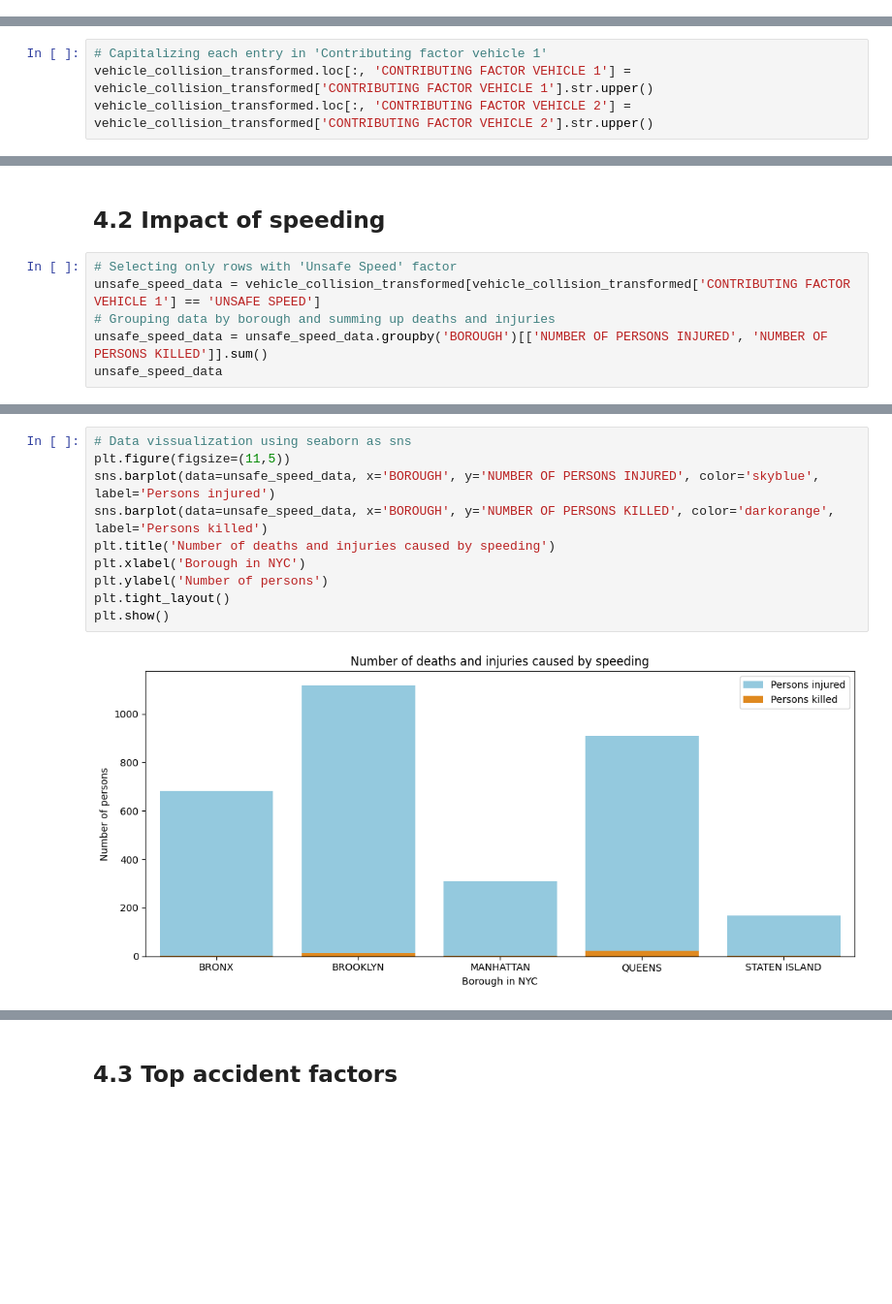
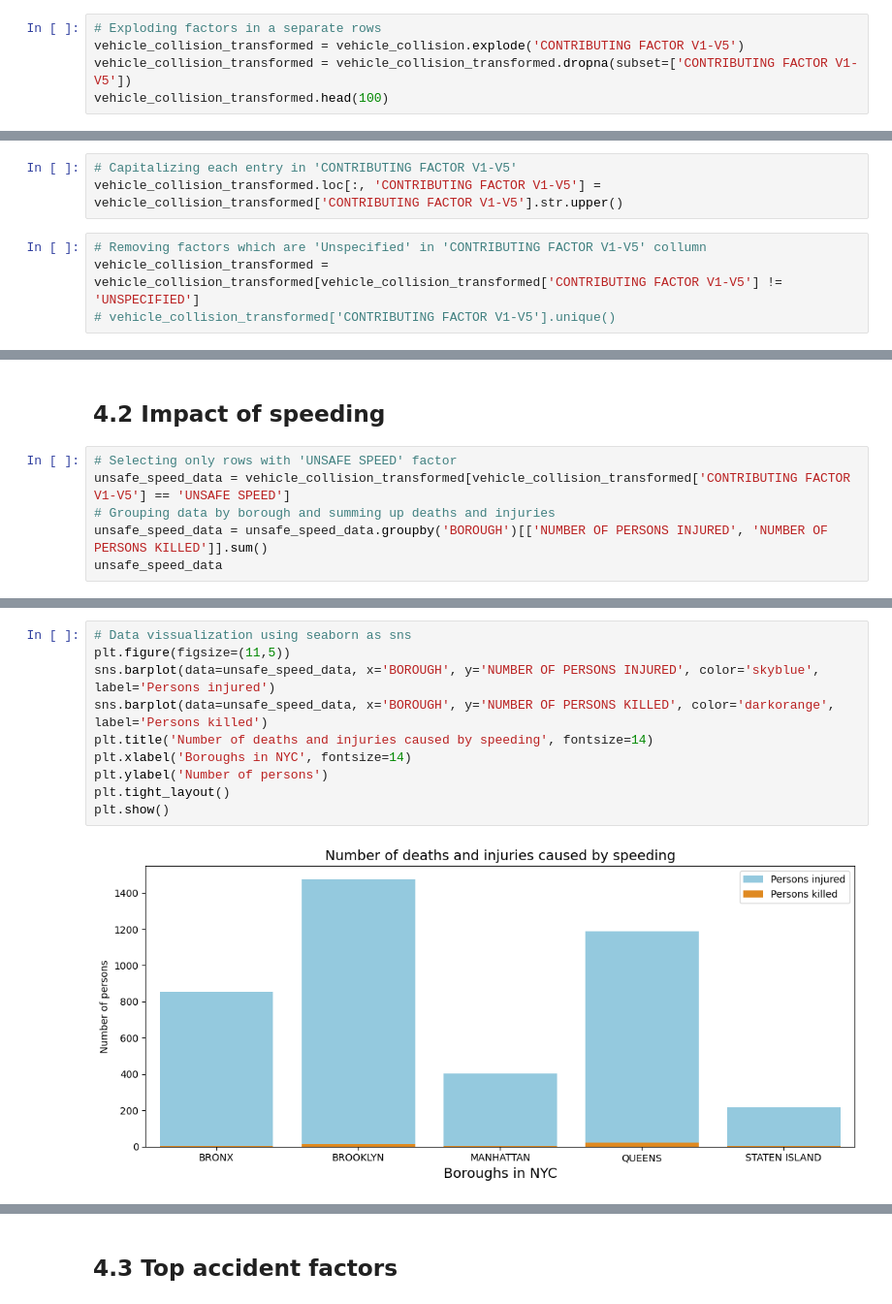
Before and after one commit to makarewiczpawel/CarAccidentsNYC, a Jupyter notebook: Vehicle_collision_data_analysis.ipynb, the cells around one changed output, grey strips where cells are left out. Shown at 97% size. Drawn from its saved outputs; the diff is of its cells as text; blank space fills up the shorter version.

```diff
--- a/Vehicle_collision_data_analysis.ipynb
+++ b/Vehicle_collision_data_analysis.ipynb
@@ -151,0 +170,5 @@ vehicle_collision_transformed = vehicle_collision[vehicle_collision['CONTRIBUTIN
+# %%
+# Exploding factors in a separate rows
+vehicle_collision_transformed = vehicle_collision.explode('CONTRIBUTING FACTOR V1-V5')
+vehicle_collision_transformed = vehicle_collision_transformed.dropna(subset=['CONTRIBUTING FACTOR V1-V5'])
+vehicle_collision_transformed.head(100)
@@ -152,5 +189,8 @@ vehicle_collision_transformed = vehicle_collision[vehicle_collision['CONTRIBUTIN
 # %%
-# Capitalizing each entry in 'Contributing factor vehicle 1'
-vehicle_collision_transformed.loc[:, 'CONTRIBUTING FACTOR VEHICLE 1'] = vehicle_collision_transformed['CONTRIBUTING FACTOR VEHICLE 1'].str.upper()
-vehicle_collision_transformed.loc[:, 'CONTRIBUTING FACTOR VEHICLE 2'] = vehicle_collision_transformed['CONTRIBUTING FACTOR VEHICLE 2'].str.upper()
+# Capitalizing each entry in 'CONTRIBUTING FACTOR V1-V5'
+vehicle_collision_transformed.loc[:, 'CONTRIBUTING FACTOR V1-V5'] = vehicle_collision_transformed['CONTRIBUTING FACTOR V1-V5'].str.upper()
+# %%
+# Removing factors which are 'Unspecified' in 'CONTRIBUTING FACTOR V1-V5' collumn
+vehicle_collision_transformed = vehicle_collision_transformed[vehicle_collision_transformed['CONTRIBUTING FACTOR V1-V5'] != 'UNSPECIFIED']
+# vehicle_collision_transformed['CONTRIBUTING FACTOR V1-V5'].unique()
 # %% [markdown]
@@ -198,8 +236,8 @@ plt.show()
 # %% [markdown]
 ## 4.2 Impact of speeding
 # %%
-# Selecting only rows with 'Unsafe Speed' factor
-unsafe_speed_data = vehicle_collision_transformed[vehicle_collision_transformed['CONTRIBUTING FACTOR VEHICLE 1'] == 'UNSAFE SPEED']
+# Selecting only rows with 'UNSAFE SPEED' factor
+unsafe_speed_data = vehicle_collision_transformed[vehicle_collision_transformed['CONTRIBUTING FACTOR V1-V5'] == 'UNSAFE SPEED']
 # Grouping data by borough and summing up deaths and injuries
 unsafe_speed_data = unsafe_speed_data.groupby('BOROUGH')[['NUMBER OF PERSONS INJURED', 'NUMBER OF PERSONS KILLED']].sum()
 unsafe_speed_data
@@ -214,15 +252,15 @@ unsafe_speed_data
 # %%
 # Data vissualization using seaborn as sns
 plt.figure(figsize=(11,5))
 sns.barplot(data=unsafe_speed_data, x='BOROUGH', y='NUMBER OF PERSONS INJURED', color='skyblue', label='Persons injured')
 sns.barplot(data=unsafe_speed_data, x='BOROUGH', y='NUMBER OF PERSONS KILLED', color='darkorange', label='Persons killed')
-plt.title('Number of deaths and injuries caused by speeding')
-plt.xlabel('Borough in NYC')
+plt.title('Number of deaths and injuries caused by speeding', fontsize=14)
+plt.xlabel('Boroughs in NYC', fontsize=14)
 plt.ylabel('Number of persons')
 plt.tight_layout()
 plt.show()
 # %% [output]
-[figure, old version]
+[figure, new version]
 # %%
 # Another data visualization
 fig = plt.figure(figsize=(10,6))
```
Also changed, not shown: parts of 20 cells of this notebook, 2 other files.
